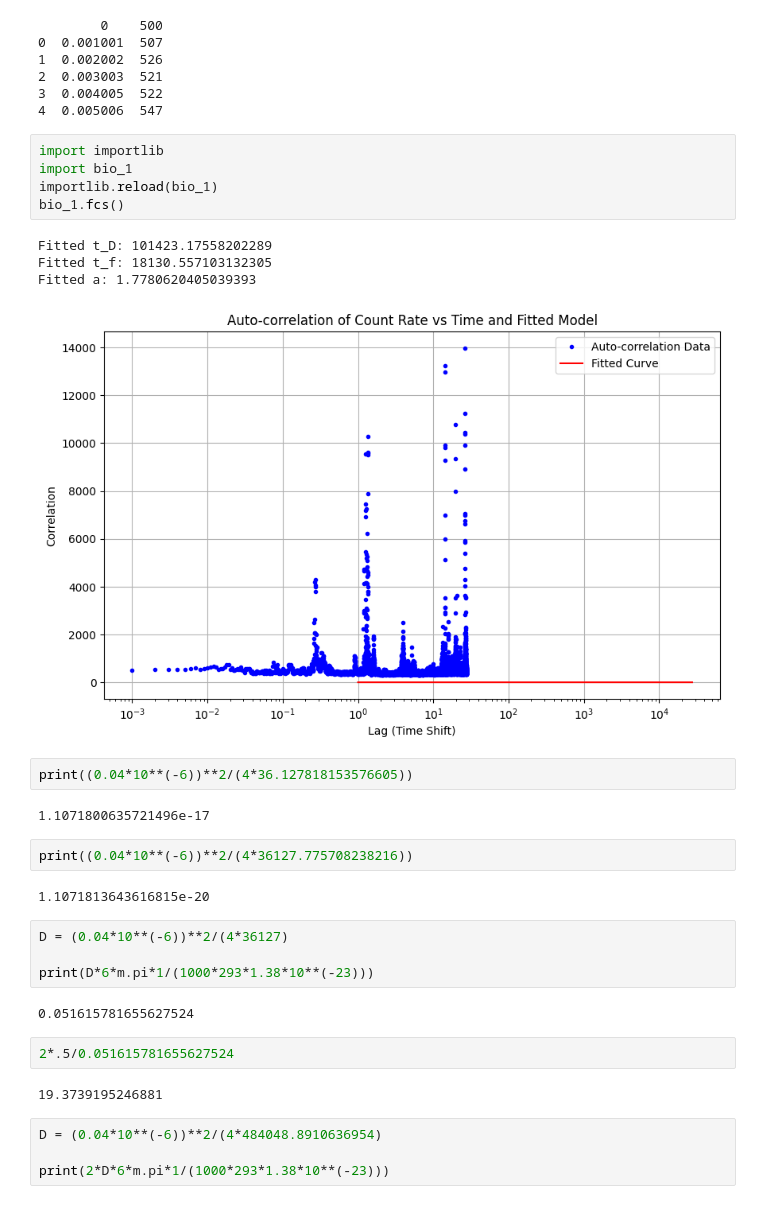
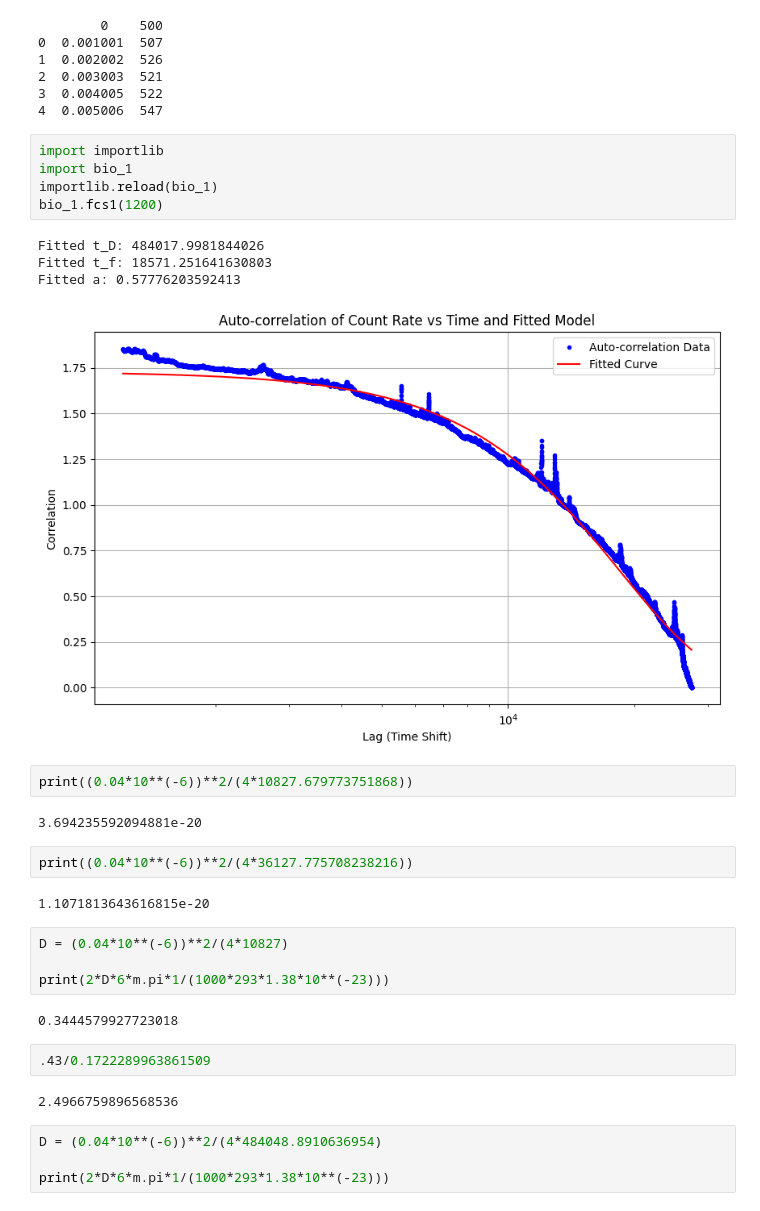
Before and after one commit to zbpetersbuf/CP1-24-final, a Jupyter notebook: zbpetersbuf/biolabfouldder/biofinal.ipynb, the cells around one changed output. Saved outputs shown, nothing was run; the diff lists cells and outputs as text.

```diff
--- a/zbpetersbuf/biolabfouldder/biofinal.ipynb
+++ b/zbpetersbuf/biolabfouldder/biofinal.ipynb
@@ -53,31 +53,31 @@ print(df.head())
 # %%
 import importlib
 import bio_1
 importlib.reload(bio_1)
-bio_1.fcs()
+bio_1.fcs1(1200)
 # %% [output]
-Fitted t_D: 101423.17558202289
-Fitted t_f: 18130.557103132305
-Fitted a: 1.7780620405039393
+Fitted t_D: 484017.9981844026
+Fitted t_f: 18571.251641630803
+Fitted a: 0.57776203592413
-[figure, old version]
+[figure, new version]
 # %%
-print((0.04*10**(-6))**2/(4*36.127818153576605))
+print((0.04*10**(-6))**2/(4*10827.679773751868))
 # %% [output]
-1.1071800635721496e-17
+3.694235592094881e-20
 # %%
 print((0.04*10**(-6))**2/(4*36127.775708238216))
 # %% [output]
 1.1071813643616815e-20
 # %%
-D = (0.04*10**(-6))**2/(4*36127)
+D = (0.04*10**(-6))**2/(4*10827)
 
-print(D*6*m.pi*1/(1000*293*1.38*10**(-23)))
+print(2*D*6*m.pi*1/(1000*293*1.38*10**(-23)))
 # %% [output]
-0.051615781655627524
+0.3444579927723018
 # %%
-2*.5/0.051615781655627524
+.43/0.1722289963861509
 # %% [output]
-19.3739195246881
+2.4966759896568536
 # %%
 D = (0.04*10**(-6))**2/(4*484048.8910636954)
 
```
Also changed, not shown: 1 other file.
